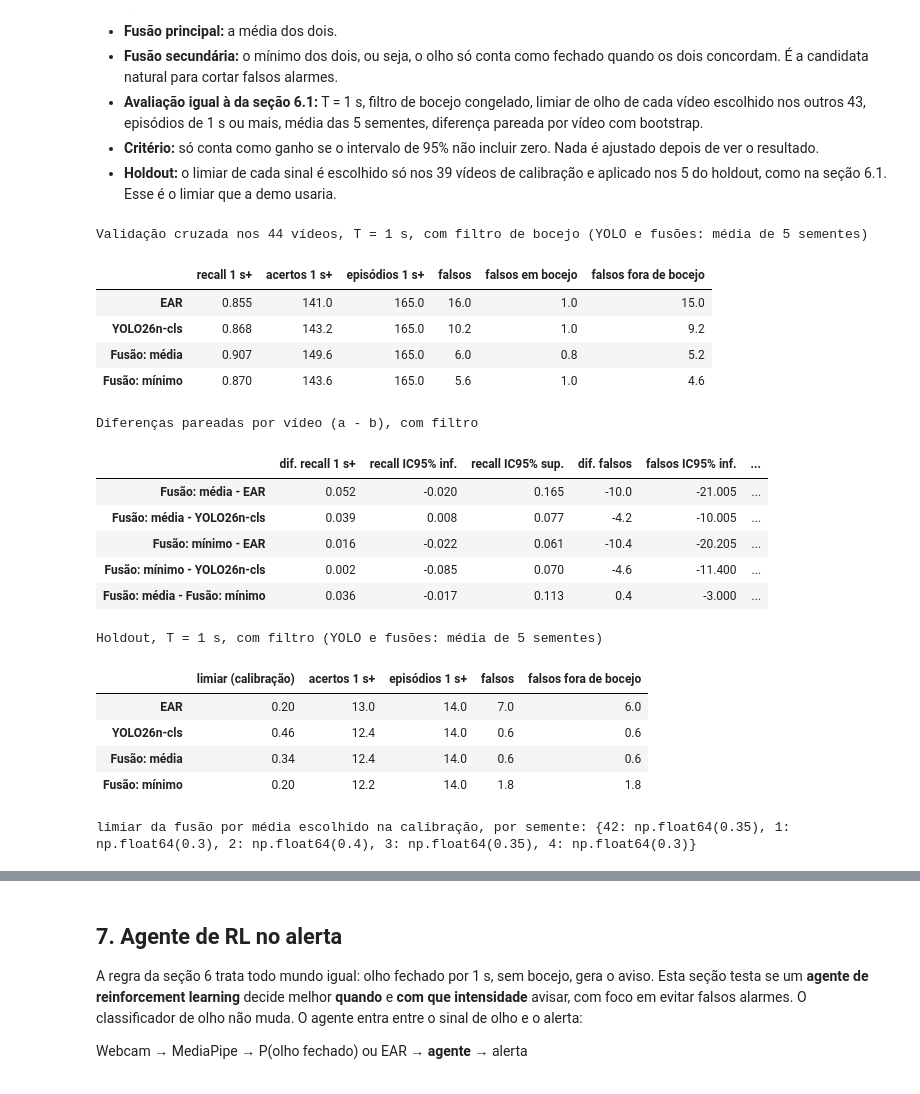
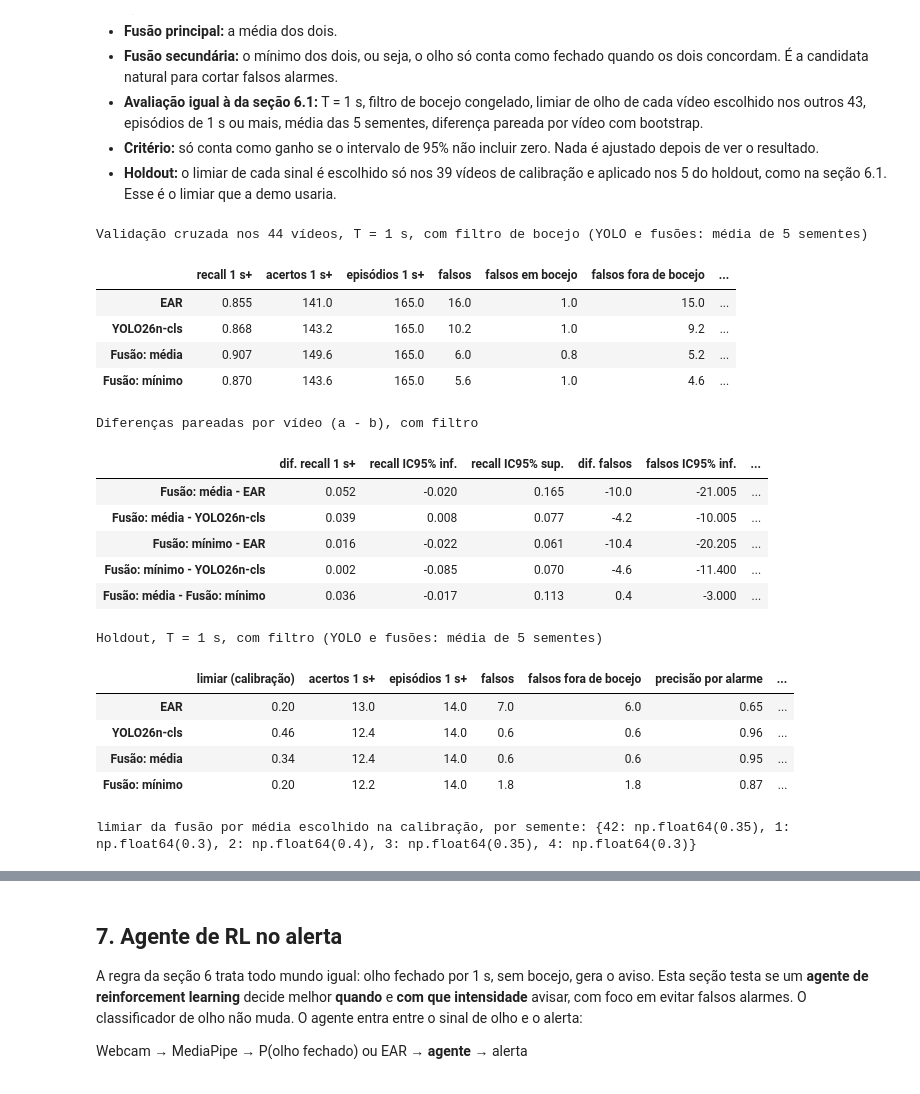
Before and after one commit to rcapozzielli/entrega_final_InsperAI_Wakely, a Jupyter notebook: wakely.ipynb, the cells around one changed output, grey strips where cells are left out. Cells and saved outputs as stored; diff of their text form; code cells hidden in the pictures.

```diff
--- a/wakely.ipynb
+++ b/wakely.ipynb
@@ -1224,11 +1250,14 @@ def avaliar_classificador(modelo, norm):
     linhas = [(l, avaliar_eventos(videos_calib, col, l, T_ALERTA, dur_min=T_ALERTA)) for l in GRADE_LIMIAR]
     lim_ev = max(linhas, key=lambda x: f1_evento(x[1]["acertos"], x[1]["episódios"], x[1]["falsos alarmes"]))[0]
     h = avaliar_eventos(videos_teste, col, lim_ev, T_ALERTA, dur_min=T_ALERTA)
-    res |= {"holdout acertos 1 s+": h["acertos"], "holdout falsos": h["falsos alarmes"]}
+    res |= {"holdout acertos 1 s+": h["acertos"], "holdout falsos": h["falsos alarmes"],
+            "holdout F1": f_beta(h["acertos"], h["episódios"], h["falsos alarmes"], 1),
+            "holdout F2": f_beta(h["acertos"], h["episódios"], h["falsos alarmes"], 2)}
 
     # validação cruzada nos 44 vídeos
     fora = deixar_um_video_de_fora(contagens(col, ORIGINAL)).set_index("video")
     res |= {"CV recall 1 s+": fora.ac_l.sum() / fora.ep_l.sum(), "CV falsos": fora.falsos.sum()}
+    res |= {f"CV {k}": v for k, v in metricas_f(fora.ac_l.sum(), fora.ep_l.sum(), fora.falsos.sum()).items()}
     return res, fora
 
 
@@ -1285,6 +1314,20 @@ tabelas = {"EAR": fora_ear, "MobileNetV3-Small": media_por_video("MobileNetV3-Sm
            "YOLO26n-cls": media_por_video("YOLO26n-cls")}
 
 
+def dif_f(A, B, idx):
+    # diferença de F1 e F2 (a - b), com os mesmos sorteios de vídeo do recall e dos falsos alarmes
+    soma = lambda t, c: t[c].values[idx].sum(axis=1)
+    saida = {}
+    for beta in (1, 2):
+        ponto = (f_beta(A.ac_l.sum(), A.ep_l.sum(), A.falsos.sum(), beta)
+                 - f_beta(B.ac_l.sum(), B.ep_l.sum(), B.falsos.sum(), beta))
+        d = (f_beta(soma(A, "ac_l"), soma(A, "ep_l"), soma(A, "falsos"), beta)
+             - f_beta(soma(B, "ac_l"), soma(B, "ep_l"), soma(B, "falsos"), beta))
+        saida |= {f"dif. F{beta}": ponto, f"F{beta} IC95% inf.": np.percentile(d, 2.5),
+                  f"F{beta} IC95% sup.": np.percentile(d, 97.5)}
+    return saida
+
+
 def diferenca(a, b, n=5000):
     # bootstrap por vídeo: os mesmos vídeos sorteados nos dois sinais
     A, B = tabelas[a].loc[VIDEOS], tabelas[b].loc[VIDEOS]
@@ -1294,7 +1337,8 @@ def diferenca(a, b, n=5000):
     return {"dif. recall 1 s+": rec_total(A) - rec_total(B),
             "recall IC95% inf.": np.percentile(d_rec, 2.5), "recall IC95% sup.": np.percentile(d_rec, 97.5),
             "dif. falsos": A.falsos.sum() - B.falsos.sum(),
-            "falsos IC95% inf.": np.percentile(d_fal, 2.5), "falsos IC95% sup.": np.percentile(d_fal, 97.5)}
+            "falsos IC95% inf.": np.percentile(d_fal, 2.5), "falsos IC95% sup.": np.percentile(d_fal, 97.5),
+            **dif_f(A, B, idx)}
 
 
 def rec_total(t):
@@ -1485,13 +1540,15 @@ for nome, cols in SINAIS_FINAIS.items():
             t = avaliar_eventos(videos_teste, col, lim, T_ALERTA, ajustes=aj)
             l = avaliar_eventos(videos_teste, col, lim, T_ALERTA, dur_min=T_ALERTA, ajustes=aj)
             holdouts.append({"acertos 1 s+": l["acertos"], "episódios 1 s+": l["episódios"], "falsos": t["falsos alarmes"],
-                             "falsos em bocejo": t["falsos em bocejo"], "falsos fora de bocejo": t["falsos fora de bocejo"]})
+                             "falsos em bocejo": t["falsos em bocejo"], "falsos fora de bocejo": t["falsos fora de bocejo"],
+                             **metricas_f(l["acertos"], l["episódios"], t["falsos alarmes"])})
         media = sum(foras_v) / len(foras_v)
         por_video[nome, rotulo] = media
         linhas_cv[nome, rotulo] = {"recall 1 s+": media.ac_l.sum() / media.ep_l.sum(), "acertos 1 s+": media.ac_l.sum(),
                                    "episódios 1 s+": media.ep_l.sum(), "falsos": media.falsos.sum(),
                                    "falsos em bocejo": media.falsos_boc.sum(),
-                                   "falsos fora de bocejo": media.falsos.sum() - media.falsos_boc.sum()}
+                                   "falsos fora de bocejo": media.falsos.sum() - media.falsos_boc.sum(),
+                                   **metricas_f(media.ac_l.sum(), media.ep_l.sum(), media.falsos.sum())}
         linhas_h[nome, rotulo] = pd.DataFrame(holdouts).mean().to_dict()
 
 print("Validação cruzada nos 44 vídeos, T = 1 s (classificadores: média de 5 sementes)")
@@ -1509,7 +1566,8 @@ def diferenca_pareada(chave_a, chave_b, n=5000):
     return {"dif. recall 1 s+": A.ac_l.sum() / A.ep_l.sum() - B.ac_l.sum() / B.ep_l.sum(),
             "recall IC95% inf.": np.percentile(d, 2.5), "recall IC95% sup.": np.percentile(d, 97.5),
             "dif. falsos": A.falsos.sum() - B.falsos.sum(),
-            "falsos IC95% inf.": np.percentile(f, 2.5), "falsos IC95% sup.": np.percentile(f, 97.5)}
+            "falsos IC95% inf.": np.percentile(f, 2.5), "falsos IC95% sup.": np.percentile(f, 97.5),
+            **dif_f(A, B, idx)}
 
 
 print("Efeito do filtro (com - sem)")
@@ -1756,7 +1815,8 @@ for nome in ["EAR", "YOLO26n-cls", "Fusão: média", "Fusão: mínimo"]:
     m = por_video[nome, "com filtro"]
     linhas_fus[nome] = {"recall 1 s+": m.ac_l.sum() / m.ep_l.sum(), "acertos 1 s+": m.ac_l.sum(),
                         "episódios 1 s+": m.ep_l.sum(), "falsos": m.falsos.sum(),
-                        "falsos em bocejo": m.falsos_boc.sum(), "falsos fora de bocejo": m.falsos.sum() - m.falsos_boc.sum()}
+                        "falsos em bocejo": m.falsos_boc.sum(), "falsos fora de bocejo": m.falsos.sum() - m.falsos_boc.sum(),
+                        **metricas_f(m.ac_l.sum(), m.ep_l.sum(), m.falsos.sum())}
 print("Validação cruzada nos 44 vídeos, T = 1 s, com filtro de bocejo (YOLO e fusões: média de 5 sementes)")
 display(pd.DataFrame(linhas_fus).T.round(3))
 print("Diferenças pareadas por vídeo (a - b), com filtro")
@@ -1766,11 +1826,11 @@ display(pd.DataFrame({f"{a} - {b}": diferenca_pareada((a, "com filtro"), (b, "co
                                    ("Fusão: média", "Fusão: mínimo")]}).T.round(3))
 # %% [output]
 Validação cruzada nos 44 vídeos, T = 1 s, com filtro de bocejo (YOLO e fusões: média de 5 sementes)
-|  | recall 1 s+ | acertos 1 s+ | episódios 1 s+ | falsos | falsos em bocejo | falsos fora de bocejo |
-| EAR | 0.855 | 141.0 | 165.0 | 16.0 | 1.0 | 15.0 |
-| YOLO26n-cls | 0.868 | 143.2 | 165.0 | 10.2 | 1.0 | 9.2 |
-| Fusão: média | 0.907 | 149.6 | 165.0 | 6.0 | 0.8 | 5.2 |
-| Fusão: mínimo | 0.870 | 143.6 | 165.0 | 5.6 | 1.0 | 4.6 |
+|  | recall 1 s+ | acertos 1 s+ | episódios 1 s+ | falsos | falsos em bocejo | falsos fora de bocejo | ... |
+| EAR | 0.855 | 141.0 | 165.0 | 16.0 | 1.0 | 15.0 | ... |
+| YOLO26n-cls | 0.868 | 143.2 | 165.0 | 10.2 | 1.0 | 9.2 | ... |
+| Fusão: média | 0.907 | 149.6 | 165.0 | 6.0 | 0.8 | 5.2 | ... |
+| Fusão: mínimo | 0.870 | 143.6 | 165.0 | 5.6 | 1.0 | 4.6 | ... |
 Diferenças pareadas por vídeo (a - b), com filtro
 |  | dif. recall 1 s+ | recall IC95% inf. | recall IC95% sup. | dif. falsos | falsos IC95% inf. | ... |
 | Fusão: média - EAR | 0.052 | -0.020 | 0.165 | -10.0 | -21.005 | ... |
@@ -1781,27 +1841,28 @@ Diferenças pareadas por vídeo (a - b), com filtro
 # %%
 # holdout: limiar escolhido só nos 39 vídeos de calibração (o que a demo usaria)
 sinais_h = {"EAR": ["fech_ear"], "YOLO26n-cls": [cols_modelo["YOLO26n-cls", s] for s in SEMENTES], **SINAIS_FUSAO}
 linhas_h_fus, limiares_fus = {}, {}
 for nome, cols in sinais_h.items():
     res = []
     for col in cols:
         lim = limiar_na_calibracao(col, AJ_COM)
         t = avaliar_eventos(videos_teste, col, lim, T_ALERTA, ajustes=AJ_COM)
         l = avaliar_eventos(videos_teste, col, lim, T_ALERTA, dur_min=T_ALERTA, ajustes=AJ_COM)
         res.append({"limiar (calibração)": lim, "acertos 1 s+": l["acertos"], "episódios 1 s+": l["episódios"],
-                    "falsos": t["falsos alarmes"], "falsos fora de bocejo": t["falsos fora de bocejo"]})
+                    "falsos": t["falsos alarmes"], "falsos fora de bocejo": t["falsos fora de bocejo"],
+                    **metricas_f(l["acertos"], l["episódios"], t["falsos alarmes"])})
     limiares_fus[nome] = [r["limiar (calibração)"] for r in res]
     linhas_h_fus[nome] = pd.DataFrame(res).mean().to_dict()
 print("Holdout, T = 1 s, com filtro (YOLO e fusões: média de 5 sementes)")
 display(pd.DataFrame(linhas_h_fus).T.round(2))
 print("limiar da fusão por média escolhido na calibração, por semente:", dict(zip(SEMENTES, limiares_fus["Fusão: média"])))
 # %% [output]
 Holdout, T = 1 s, com filtro (YOLO e fusões: média de 5 sementes)
-|  | limiar (calibração) | acertos 1 s+ | episódios 1 s+ | falsos | falsos fora de bocejo |
-| EAR | 0.20 | 13.0 | 14.0 | 7.0 | 6.0 |
-| YOLO26n-cls | 0.46 | 12.4 | 14.0 | 0.6 | 0.6 |
-| Fusão: média | 0.34 | 12.4 | 14.0 | 0.6 | 0.6 |
-| Fusão: mínimo | 0.20 | 12.2 | 14.0 | 1.8 | 1.8 |
+|  | limiar (calibração) | acertos 1 s+ | episódios 1 s+ | falsos | falsos fora de bocejo | precisão por alarme | ... |
+| EAR | 0.20 | 13.0 | 14.0 | 7.0 | 6.0 | 0.65 | ... |
+| YOLO26n-cls | 0.46 | 12.4 | 14.0 | 0.6 | 0.6 | 0.96 | ... |
+| Fusão: média | 0.34 | 12.4 | 14.0 | 0.6 | 0.6 | 0.95 | ... |
+| Fusão: mínimo | 0.20 | 12.2 | 14.0 | 1.8 | 1.8 | 0.87 | ... |
 limiar da fusão por média escolhido na calibração, por semente: {42: np.float64(0.35), 1: np.float64(0.3), 2: np.float64(0.4), 3: np.float64(0.35), 4: np.float64(0.3)}
 # %% [markdown]
 ### Observações da fusão
```
Also changed, not shown: parts of 14 cells of this notebook, 3 other files.
